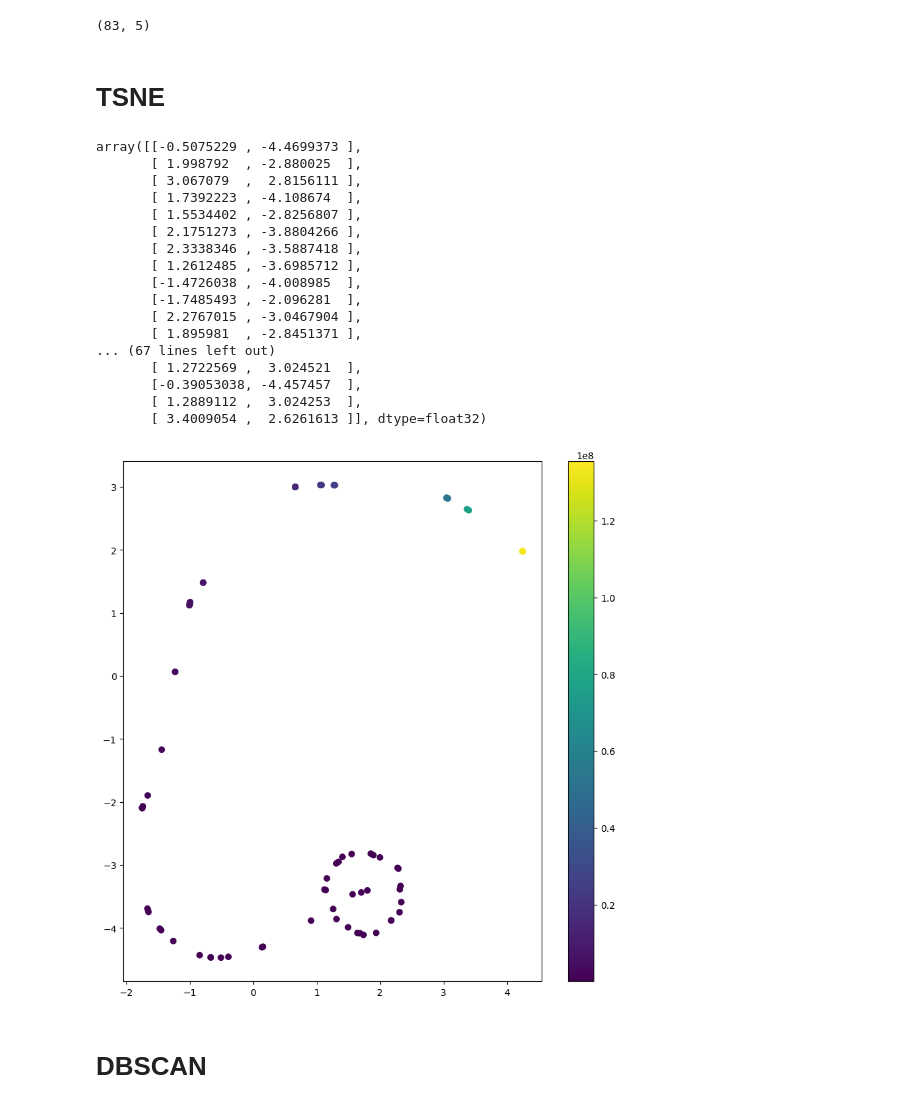
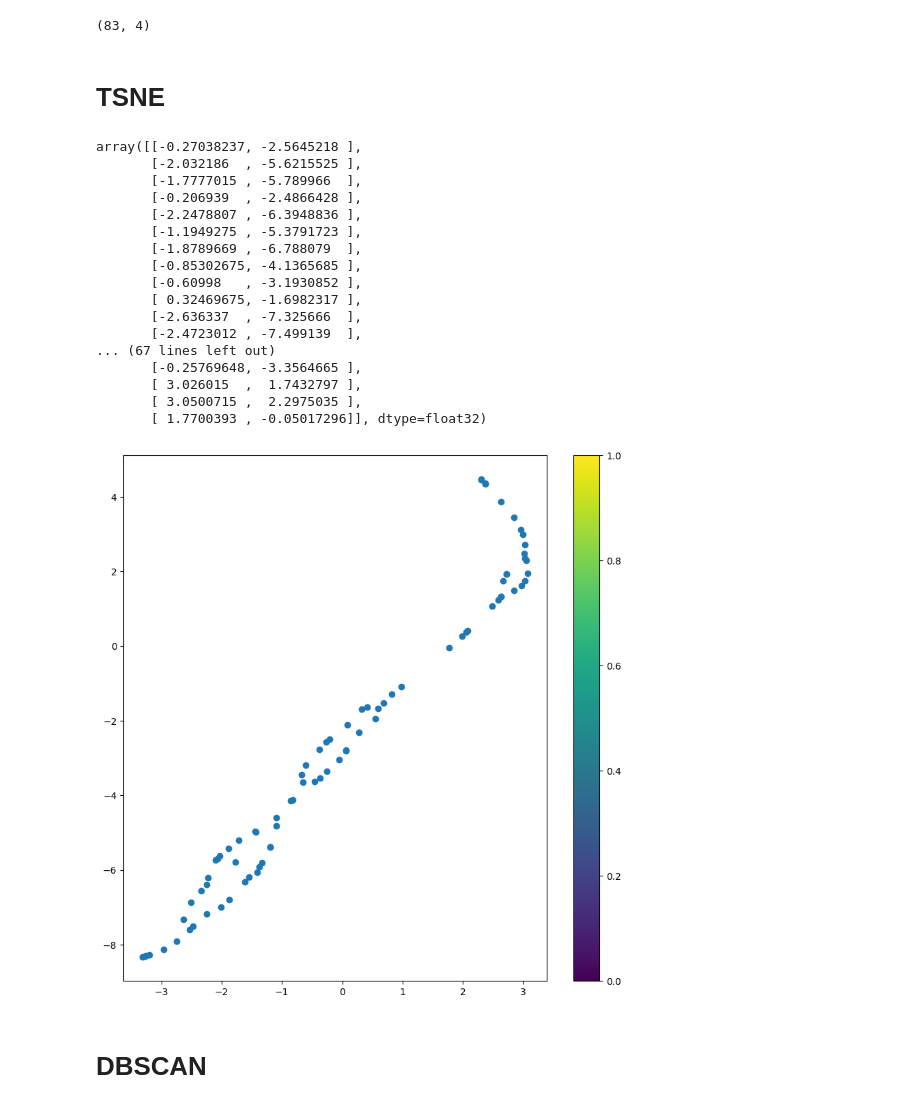
Before and after one commit to JKosciukiewicz/MLDD_Project, a Jupyter notebook: t-SNE.ipynb, the cells around one changed output. Saved outputs shown, nothing was run; the diff lists cells and outputs as text; code cells hidden in the pictures.

```diff
--- a/t-SNE.ipynb
+++ b/t-SNE.ipynb
@@ -10,5 +10,7 @@ import matplotlib.pyplot as plt
 df=pd.read_csv('./data/combined_output.csv', sep=';')
 # drop incomplete rows
 df = df.dropna()
+# drop CID column
+df = df.drop(columns=['CID'])
 df
 # %% [output]
@@ -30,7 +32,7 @@ df
 X = df.to_numpy()
 X.shape
 # %% [output]
-(83, 5)
+(83, 4)
 # %% [markdown]
 # TSNE
 # %%
@@ -38,31 +40,31 @@ X.shape
 X_embedded = TSNE(n_components=2).fit_transform(X)
 X_embedded
 # %% [output]
-array([[-0.5075229 , -4.4699373 ],
-       [ 1.998792  , -2.880025  ],
-       [ 3.067079  ,  2.8156111 ],
-       [ 1.7392223 , -4.108674  ],
-       [ 1.5534402 , -2.8256807 ],
-       [ 2.1751273 , -3.8804266 ],
-       [ 2.3338346 , -3.5887418 ],
-       [ 1.2612485 , -3.6985712 ],
-       [-1.4726038 , -4.008985  ],
-       [-1.7485493 , -2.096281  ],
-       [ 2.2767015 , -3.0467904 ],
-       [ 1.895981  , -2.8451371 ],
+array([[-0.27038237, -2.5645218 ],
+       [-2.032186  , -5.6215525 ],
+       [-1.7777015 , -5.789966  ],
+       [-0.206939  , -2.4866428 ],
+       [-2.2478807 , -6.3948836 ],
+       [-1.1949275 , -5.3791723 ],
+       [-1.8789669 , -6.788079  ],
+       [-0.85302675, -4.1365685 ],
+       [-0.60998   , -3.1930852 ],
+       [ 0.32469675, -1.6982317 ],
+       [-2.636337  , -7.325666  ],
+       [-2.4723012 , -7.499139  ],
 ... (67 lines left out)
-       [ 1.2722569 ,  3.024521  ],
-       [-0.39053038, -4.457457  ],
-       [ 1.2889112 ,  3.024253  ],
-       [ 3.4009054 ,  2.6261613 ]], dtype=float32)
+       [-0.25769648, -3.3564665 ],
+       [ 3.026015  ,  1.7432797 ],
+       [ 3.0500715 ,  2.2975035 ],
+       [ 1.7700393 , -0.05017296]], dtype=float32)
 # %%
 #plot results
 plt.figure(figsize=(10,10))
-plt.scatter(X_embedded[:,0], X_embedded[:,1], c=df['CID'], cmap='viridis')
+plt.scatter(X_embedded[:,0], X_embedded[:,1])
 plt.colorbar()
 plt.show()
 # %% [output]
-[figure, old version]
+[figure, new version]
 # %% [markdown]
 # DBSCAN
 # %%
```
Also changed, not shown: parts of 2 cells of this notebook.
